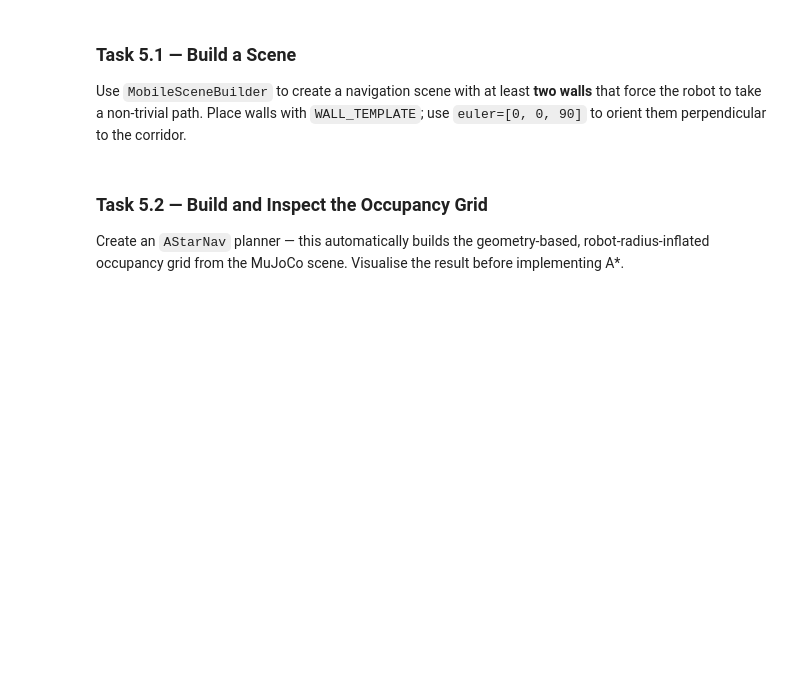
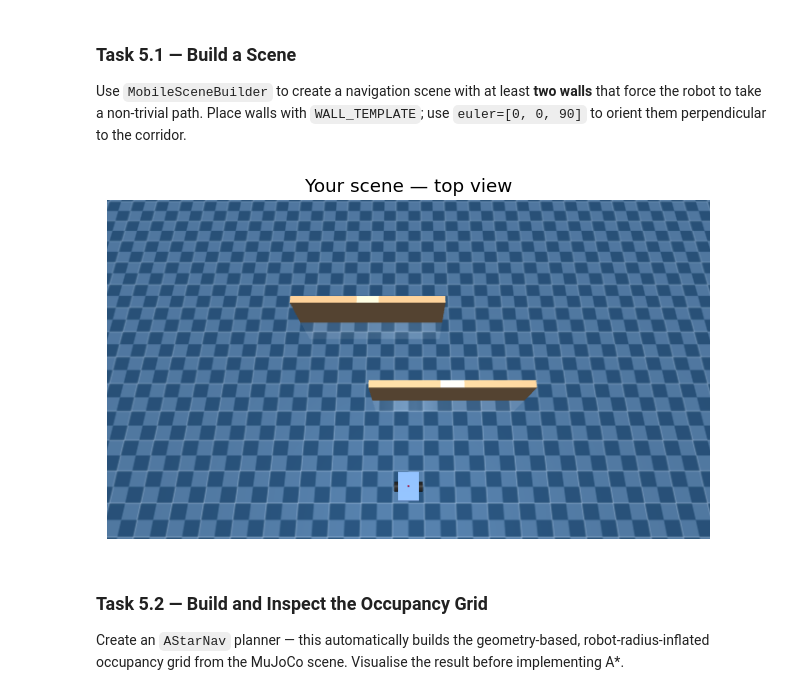
Before and after one commit to VictoRoferz/AI_for_robotics, a Jupyter notebook: AIfR_exercise1 (1)/exercise_1_student.ipynb, the cells around one changed output. Drawn from its saved outputs; the diff is of its cells as text; code cells hidden in the pictures; blank space fills up the shorter version.

```diff
--- a/AIfR_exercise1 (1)/exercise_1_student.ipynb
+++ b/AIfR_exercise1 (1)/exercise_1_student.ipynb
@@ -847,25 +852,29 @@ Use `MobileSceneBuilder` to create a navigation scene with at least **two walls*
 # %%
 from tampanda import MobileSceneBuilder, MobileEnvironment, DifferentialDriveController, AStarNav
 from tampanda.scenes import WALL_TEMPLATE
 
 builder = MobileSceneBuilder()
+#okay here we are creating a builder with a wall creating not redering
 builder.add_resource("wall", WALL_TEMPLATE)
 
 # TODO: add at least two walls that force a non-trivial path
 # Example:
-# builder.add_object("wall", pos=[1.2, -1.0, 0.30], euler=[0, 0, 90], name="wall_a0")
-# builder.add_object("wall", pos=[1.2, -0.1, 0.30], euler=[0, 0, 90], name="wall_a1")
-# builder.add_object("wall", pos=[2.4,  0.1, 0.30], euler=[0, 0, 90], name="wall_b0")
-# builder.add_object("wall", pos=[2.4,  1.0, 0.30], euler=[0, 0, 90], name="wall_b1")
+builder.add_object("wall", pos=[1.2, -1.0, 0.30], euler=[0, 0, 90], name="wall_a0")
+builder.add_object("wall", pos=[1.2, -0.1, 0.30], euler=[0, 0, 90], name="wall_a1")
+builder.add_object("wall", pos=[2.4,  0.1, 0.30], euler=[0, 0, 90], name="wall_b0")
+builder.add_object("wall", pos=[2.4,  1.0, 0.30], euler=[0, 0, 90], name="wall_b1")
+
 
 env = builder.build_env(env_class=MobileEnvironment, rate=1_000_000)
 env.set_pose(0.0, 0.0, 0.0)
 env.data.qvel[:] = 0.0; env.data.ctrl[:] = 0.0
 mujoco.mj_forward(env.model, env.data)
 
 fig, ax = plt.subplots(figsize=(8, 4))
 ax.imshow(render_top(env)); ax.axis("off"); ax.set_title("Your scene — top view")
 show_fig(fig)
+# %% [output]
+[figure, added]
 # %% [markdown]
 ### Task 5.2 — Build and Inspect the Occupancy Grid
 
```
Also changed, not shown: parts of 8 cells of this notebook, 16 other files.
